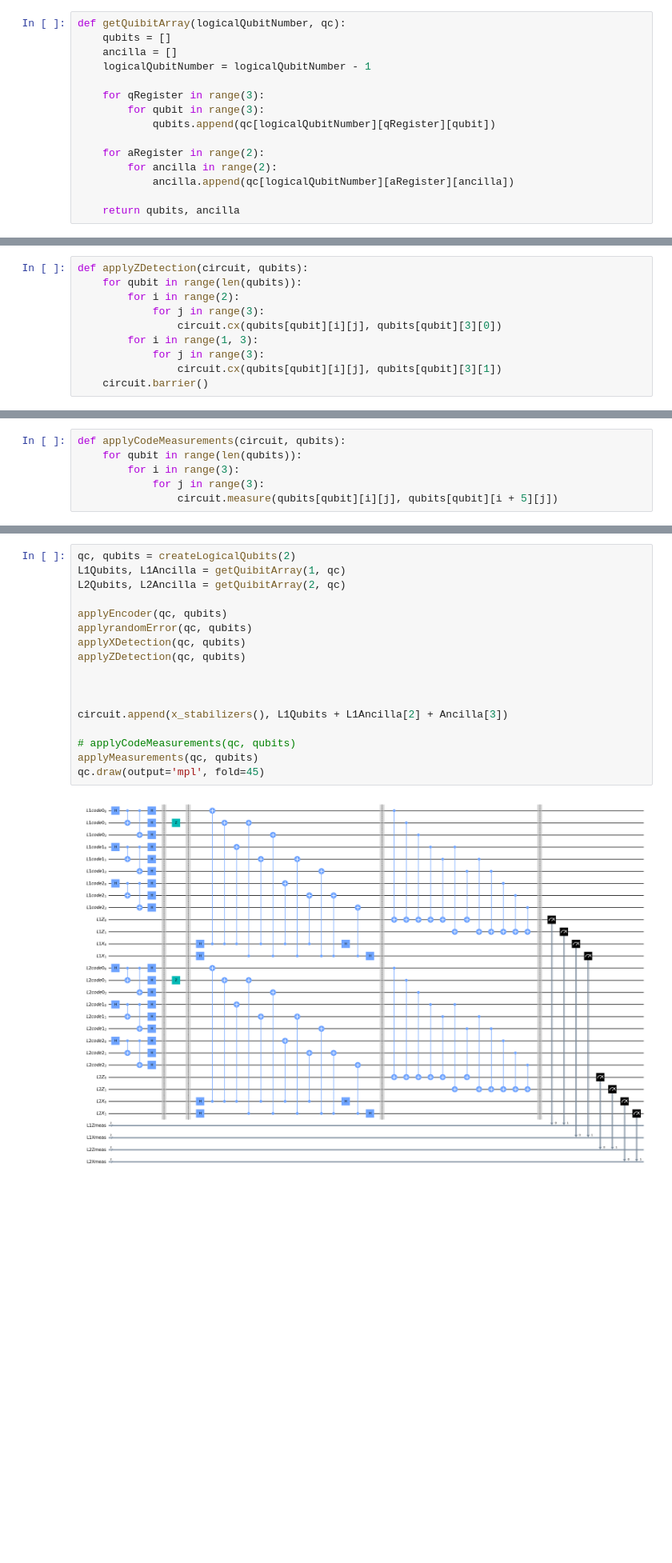
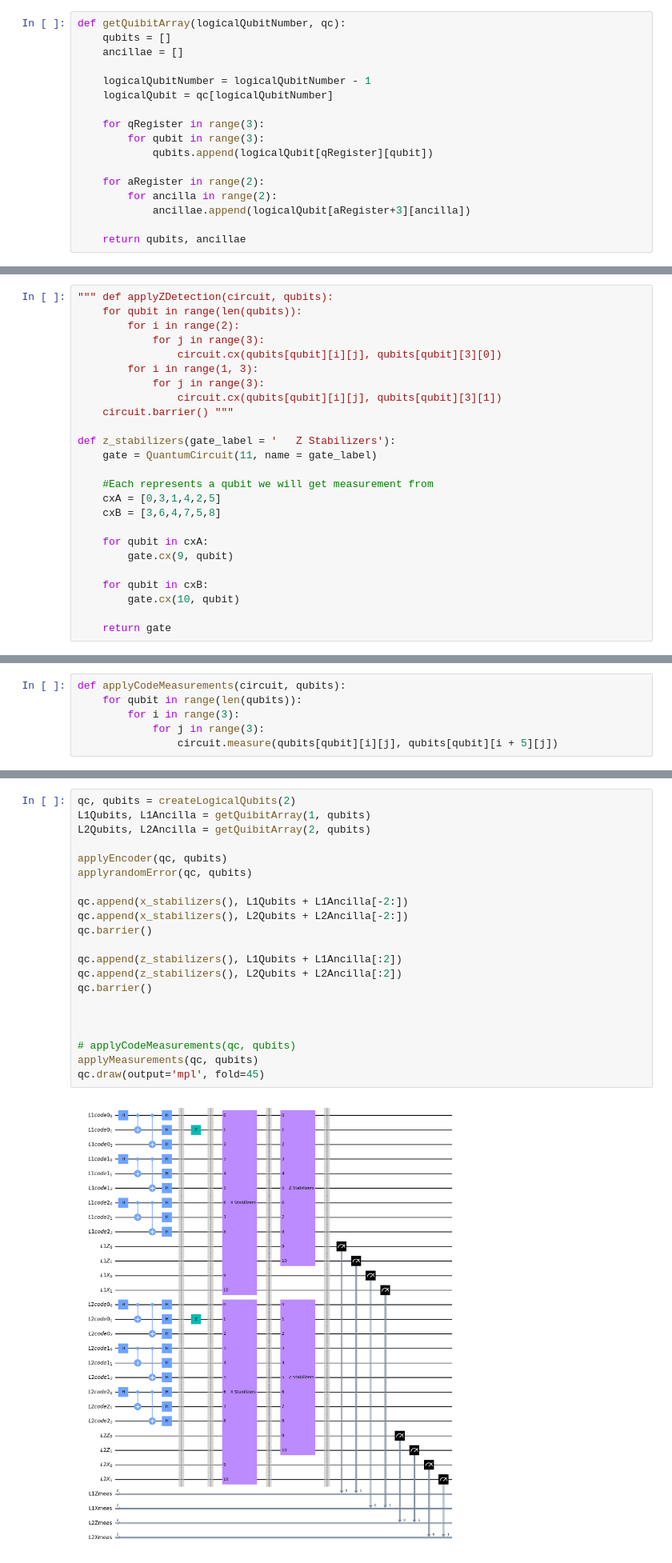
Before and after one commit to TonyPlaysGames/Shors-NeuralNetwork, a Jupyter notebook: x-gate-error.ipynb, the cells around one changed output, grey strips where cells are left out. Shown: that part at 80% size. Saved outputs shown, nothing was run; the diff lists cells and outputs as text; blank space fills up the shorter version.

Commit message:
Update x-gate-error.ipynb
Fixed Z gate stabelizers

```diff
--- a/x-gate-error.ipynb
+++ b/x-gate-error.ipynb
@@ -37,18 +37,20 @@ def createLogicalQubits(numLogicalQubits):
 # %%
 def getQuibitArray(logicalQubitNumber, qc):
     qubits = []
-    ancilla = []
+    ancillae = []
+
     logicalQubitNumber = logicalQubitNumber - 1
+    logicalQubit = qc[logicalQubitNumber]
 
     for qRegister in range(3):
         for qubit in range(3):
-            qubits.append(qc[logicalQubitNumber][qRegister][qubit])
+            qubits.append(logicalQubit[qRegister][qubit])
 
     for aRegister in range(2):
         for ancilla in range(2):
-            ancilla.append(qc[logicalQubitNumber][aRegister][ancilla])
+            ancillae.append(logicalQubit[aRegister+3][ancilla])
 
-    return qubits, ancilla
+    return qubits, ancillae
 # %%
 def applyEncoder(circuit, qubits):
     for qubit in range(len(qubits)):
@@ -92,7 +94,7 @@ def x_stabilizers(gate_label = 'X Stabilizers'):
 
     return gate
 # %%
-def applyZDetection(circuit, qubits):
+""" def applyZDetection(circuit, qubits):
     for qubit in range(len(qubits)):
         for i in range(2):
             for j in range(3):
@@ -100,7 +102,22 @@ def applyZDetection(circuit, qubits):
         for i in range(1, 3):
             for j in range(3):
                 circuit.cx(qubits[qubit][i][j], qubits[qubit][3][1])
-    circuit.barrier()
+    circuit.barrier() """
+
+def z_stabilizers(gate_label = '   Z Stabilizers'):
+    gate = QuantumCircuit(11, name = gate_label)
+
+    #Each represents a qubit we will get measurement from
+    cxA = [0,3,1,4,2,5]
+    cxB = [3,6,4,7,5,8]
+
+    for qubit in cxA:
+        gate.cx(9, qubit)
+
+    for qubit in cxB:
+        gate.cx(10, qubit)
+
+    return gate
 # %%
 def applyMeasurements(circuit, qubits):
     for qubit in range(len(qubits)):
@@ -126,23 +143,27 @@ def applyrandomError(circuit, qubits):
     circuit.barrier()
 # %%
 qc, qubits = createLogicalQubits(2)
-L1Qubits, L1Ancilla = getQuibitArray(1, qc)
-L2Qubits, L2Ancilla = getQuibitArray(2, qc)
+L1Qubits, L1Ancilla = getQuibitArray(1, qubits)
+L2Qubits, L2Ancilla = getQuibitArray(2, qubits)
 
 applyEncoder(qc, qubits)
 applyrandomError(qc, qubits)
-applyXDetection(qc, qubits)
-applyZDetection(qc, qubits)
+
+qc.append(x_stabilizers(), L1Qubits + L1Ancilla[-2:])
+qc.append(x_stabilizers(), L2Qubits + L2Ancilla[-2:])
+qc.barrier()
+
+qc.append(z_stabilizers(), L1Qubits + L1Ancilla[:2])
+qc.append(z_stabilizers(), L2Qubits + L2Ancilla[:2])
+qc.barrier()
 
 
-
-circuit.append(x_stabilizers(), L1Qubits + L1Ancilla[2] + Ancilla[3])
 
 # applyCodeMeasurements(qc, qubits)
 applyMeasurements(qc, qubits)
 qc.draw(output='mpl', fold=45)
 # %% [output]
-[figure, old version]
+[figure, new version]
 # %%
 sim = Aer.get_backend('qasm_simulator')
 job = execute(qc, sim, shots=50)
```
Also changed, not shown: parts of 2 cells of this notebook.
